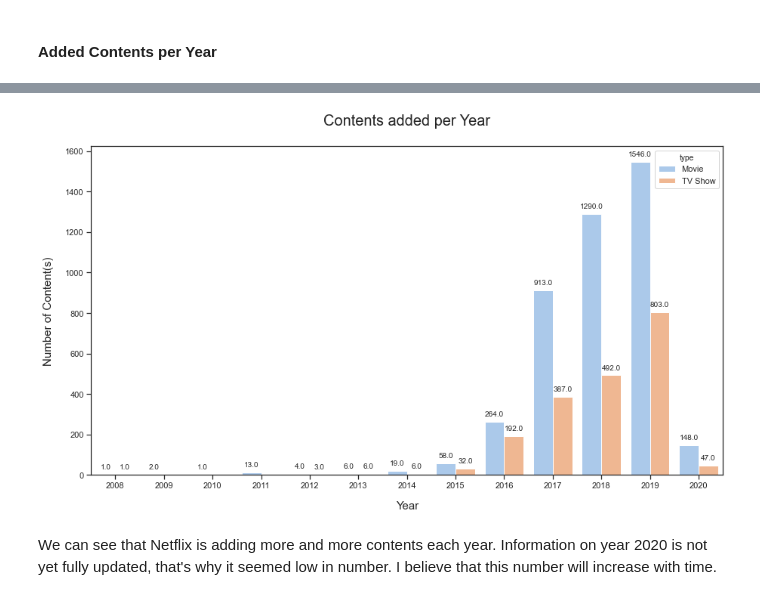
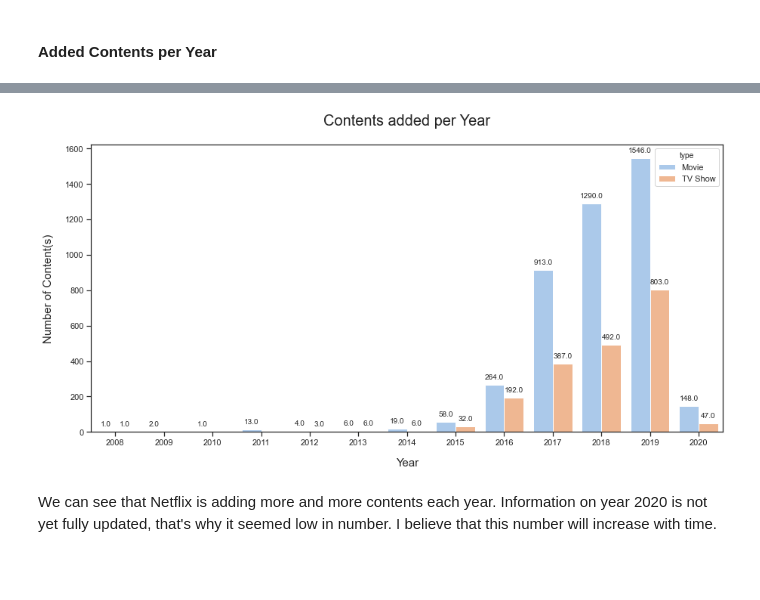
Before and after one commit to elsalevina/Final_Project_DS_Purwadhika, a Jupyter notebook: Netflix_Movies_TVShows.ipynb, the cells around one changed output, grey strips where cells are left out. Saved outputs shown, nothing was run; the diff lists cells and outputs as text; code cells hidden in the pictures; blank space fills up the shorter version.

```diff
--- a/Netflix_Movies_TVShows.ipynb
+++ b/Netflix_Movies_TVShows.ipynb
@@ -379,7 +376,6 @@ df[df['rating'].isnull()]
     - Little Lunch is a kids show but seems like it fit more older kids so I will fill the missing values with TV-Y7 _(I didn't find the actual TV rating for this title)_
     - My Honor Was Loyalty is rated as 18+ on Netflix so I will fill the missing values with NC-17
 # %%
-df['rating'][df['title'] == 'My Honor Was Loyalty'] = df[df['title'] == 'My Honor Was Loyalty']['rating'].replace(nan,'NC-17')
 df['rating'][df['title'] == 'My Honor Was Loyalty'] = df[df['title'] == 'My Honor Was Loyalty']['rating'].replace(nan,'NC-17')
 df['rating'][df['title'] == 'Little Baby Bum: Nursery Rhyme Friends'] = df[df['title'] == 'Little Baby Bum: Nursery Rhyme Friends']['rating'].replace(nan,'G')
 df['rating'][df['title'] == 'Little Lunch'] = df[df['title'] == 'Little Lunch']['rating'].replace(nan,'TV-Y7')
@@ -544,17 +567,15 @@ df.head(3)
 # %%
-yearaddedcounts = df.groupby('year_added')['type'].value_counts()
-
-plt.figure(figsize=(15,8))
+plt.figure(figsize=(15,7))
 s = sb.countplot(x = 'year_added', hue = 'type', data = df)
 for p in s.patches:
     s.annotate(format(p.get_height()), (p.get_x() + p.get_width() / 2, p.get_height()), ha = 'center', va = 'center', xytext = (0, 10), textcoords = 'offset points', fontsize=10)
 plt.title('Contents added per Year', fontsize=20, y=1.05)
 plt.xlabel('Year', fontsize=15, labelpad = 15)
 plt.ylabel('Number of Content(s)', fontsize=15, labelpad = 15)
 # plt.savefig('contentaddedyearly.png')
 plt.show()
 # %% [output]
-[figure, old version]
+[figure, new version]
 # %% [markdown]
 We can see that Netflix is adding more and more contents each year. Information on year 2020 is not yet fully updated, that's why it seemed low in number. I believe that this number will increase with time.
 # %% [markdown]
```
Also changed, not shown: parts of 69 cells of this notebook.
